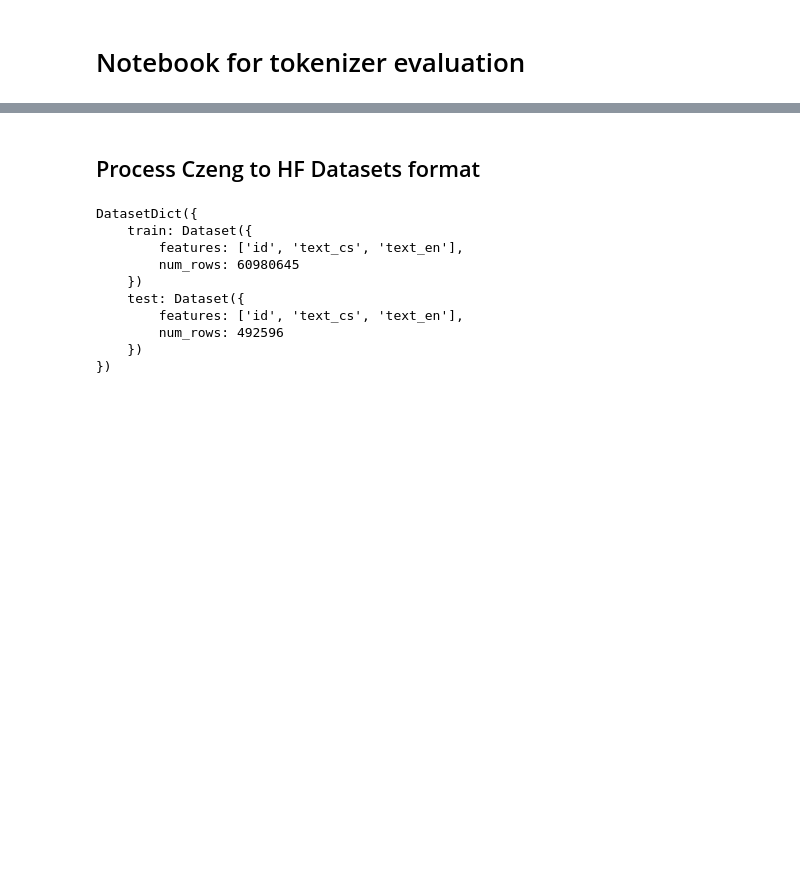
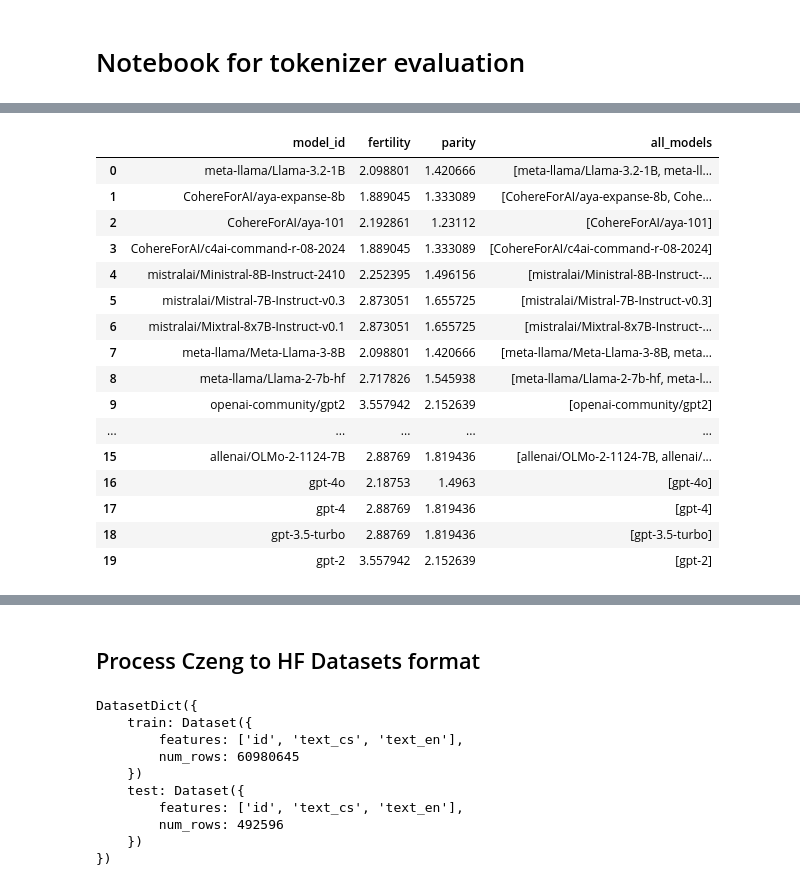
Before and after one commit to mlynatom/master-thesis, a Jupyter notebook: tokenizer_evaluator/tokenizer_evaluation.ipynb, the cells around one changed output, grey strips where cells are left out. Cells and saved outputs as stored; diff of their text form; code cells hidden in the pictures; blank space fills up the shorter version.

```diff
--- a/tokenizer_evaluator/tokenizer_evaluation.ipynb
+++ b/tokenizer_evaluator/tokenizer_evaluation.ipynb
@@ -102,0 +106,27 @@ results
+# %%
+import pandas as pd
+
+df_results = pd.DataFrame(results)
+#switch axes (rows become columns and vice versa)
+df_results = df_results.transpose()
+df_results = df_results.reset_index()
+df_results.rename(columns={"index": "model_id"}, inplace=True)
+df_results
+# %% [output]
+|  | model_id | fertility | parity | all_models |
+| 0 | meta-llama/Llama-3.2-1B | 2.098801 | 1.420666 | [meta-llama/Llama-3.2-1B, meta-ll... |
+| 1 | CohereForAI/aya-expanse-8b | 1.889045 | 1.333089 | [CohereForAI/aya-expanse-8b, Cohe... |
+| 2 | CohereForAI/aya-101 | 2.192861 | 1.23112 | [CohereForAI/aya-101] |
+| 3 | CohereForAI/c4ai-command-r-08-2024 | 1.889045 | 1.333089 | [CohereForAI/c4ai-command-r-08-2024] |
+| 4 | mistralai/Ministral-8B-Instruct-2410 | 2.252395 | 1.496156 | [mistralai/Ministral-8B-Instruct-... |
+| 5 | mistralai/Mistral-7B-Instruct-v0.3 | 2.873051 | 1.655725 | [mistralai/Mistral-7B-Instruct-v0.3] |
+| 6 | mistralai/Mixtral-8x7B-Instruct-v0.1 | 2.873051 | 1.655725 | [mistralai/Mixtral-8x7B-Instruct-... |
+| 7 | meta-llama/Meta-Llama-3-8B | 2.098801 | 1.420666 | [meta-llama/Meta-Llama-3-8B, meta... |
+| 8 | meta-llama/Llama-2-7b-hf | 2.717826 | 1.545938 | [meta-llama/Llama-2-7b-hf, meta-l... |
+| 9 | openai-community/gpt2 | 3.557942 | 2.152639 | [openai-community/gpt2] |
+| ... | ... | ... | ... | ... |
+| 15 | allenai/OLMo-2-1124-7B | 2.88769 | 1.819436 | [allenai/OLMo-2-1124-7B, allenai/... |
+| 16 | gpt-4o | 2.18753 | 1.4963 | [gpt-4o] |
+| 17 | gpt-4 | 2.88769 | 1.819436 | [gpt-4] |
+| 18 | gpt-3.5-turbo | 2.88769 | 1.819436 | [gpt-3.5-turbo] |
+| 19 | gpt-2 | 3.557942 | 2.152639 | [gpt-2] |
```
Also changed, not shown: parts of 7 cells of this notebook, 2 other files.
